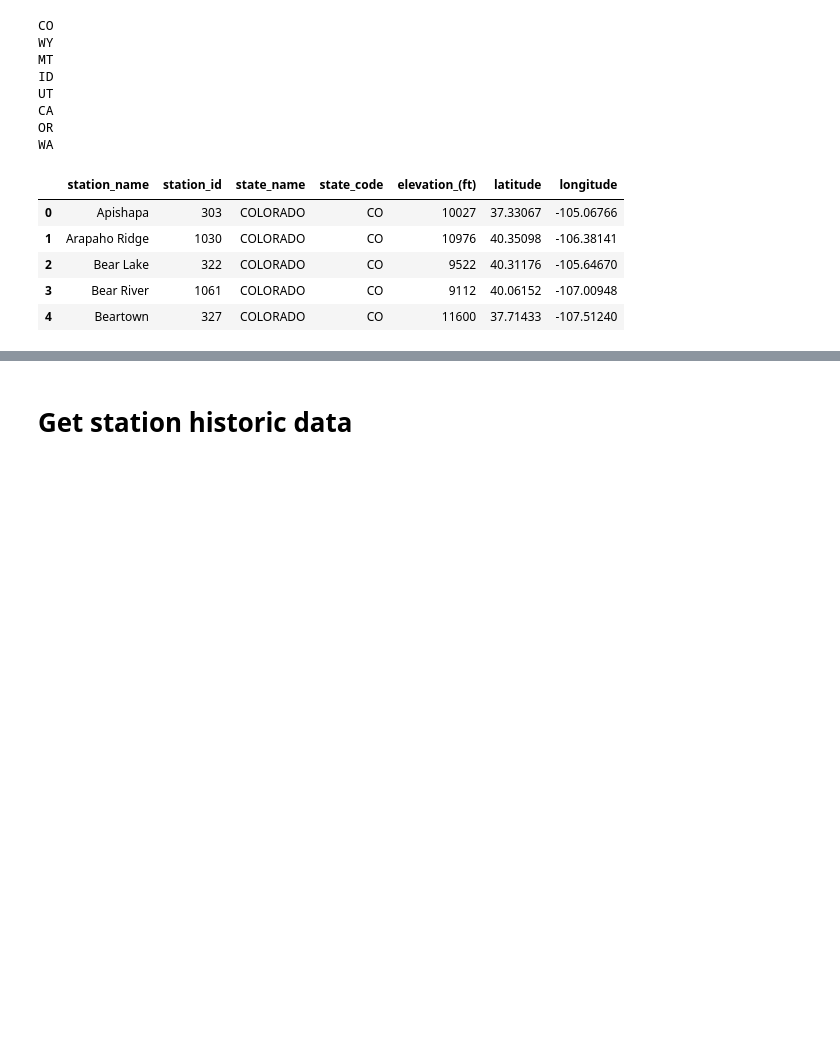
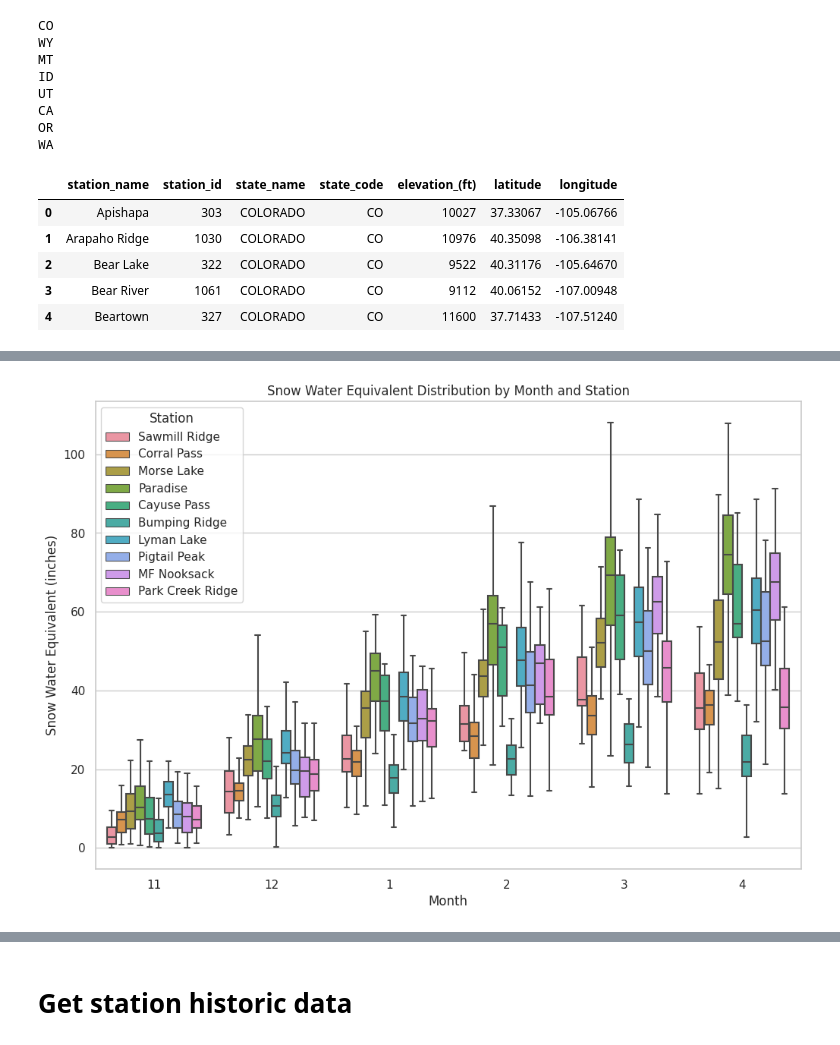
Before and after one commit to cnd9/snow, a Jupyter notebook: snotel/snotel_donnellys.ipynb, the cells around one changed output, grey strips where cells are left out. Drawn from its saved outputs; the diff is of its cells as text; code cells hidden in the pictures; blank space fills up the shorter version.

```diff
--- a/snotel/snotel_donnellys.ipynb
+++ b/snotel/snotel_donnellys.ipynb
@@ -104,0 +244,14 @@ hvplot.extension('bokeh')
+# %%
+import seaborn as sns
+
+month_order = [11, 12, 1, 2, 3, 4]
+plt.figure(figsize=(12, 8))
+sns.boxplot(x='month', y='snow_water_equivalent_(in)_', hue='station_name',
+            data=wa_hist_winter, order=month_order, showfliers=False)  # showfliers=False removes outliers
+plt.title('Snow Water Equivalent Distribution by Month and Station')
+plt.xlabel('Month')
+plt.ylabel('Snow Water Equivalent (inches)')
+plt.legend(title='Station', loc='upper left')
+plt.show()
+# %% [output]
+[figure, added]
```
Also changed, not shown: parts of 34 cells of this notebook.
